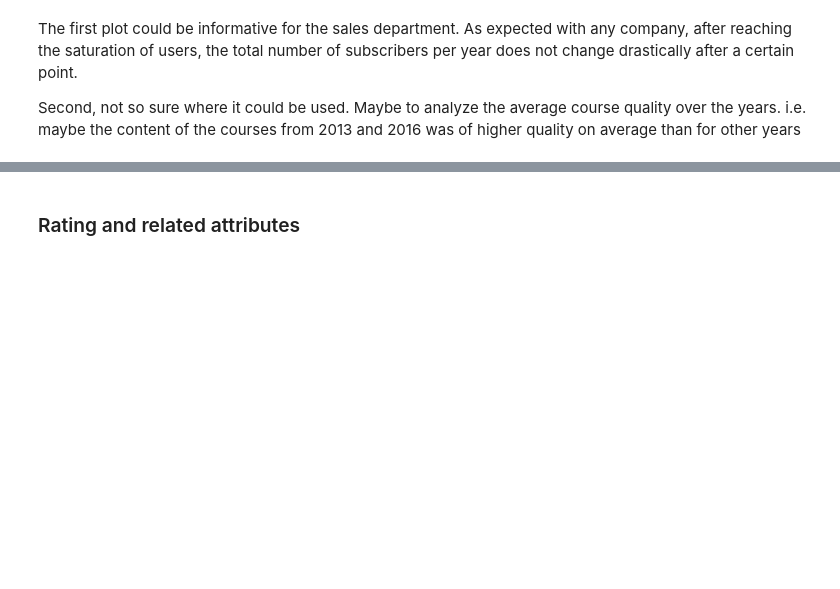
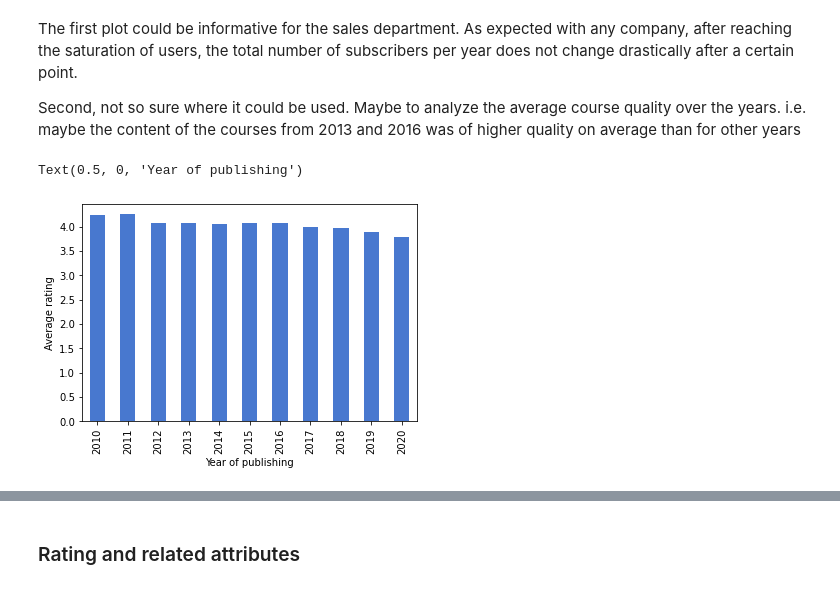
Before and after one commit to r-gg/bi-assignments, a Jupyter notebook: Assignment3/BI_Assignment3.ipynb, the cells around one changed output, grey strips where cells are left out. Saved outputs shown, nothing was run; the diff lists cells and outputs as text; code cells hidden in the pictures; blank space fills up the shorter version.

```diff
--- a/Assignment3/BI_Assignment3.ipynb
+++ b/Assignment3/BI_Assignment3.ipynb
@@ -588,6 +593,13 @@ Text(0, 0.5, 'Average Number of subscribers')
 The first plot could be informative for the sales department. As expected with any company, after reaching the saturation of users, the total number of subscribers per year does not change drastically after a certain point.
 
 Second, not so sure where it could be used. Maybe to analyze the average course quality over the years. i.e. maybe the content of the courses from 2013 and 2016 was of higher quality on average than for other years
+# %%
+df.groupby(df["published_time"].dt.year)['rating'].mean().plot(kind="bar", legend=False)
+plt.ylabel('Average rating')
+plt.xlabel('Year of publishing')
+# %% [output]
+Text(0.5, 0, 'Year of publishing')
+[figure, added]
 # %%
 df.groupby(df["published_time"].dt.month)['id'].count().plot(kind="bar", legend=False)
 plt.ylabel('Number of courses')
```
Also changed, not shown: parts of 72 cells of this notebook.
